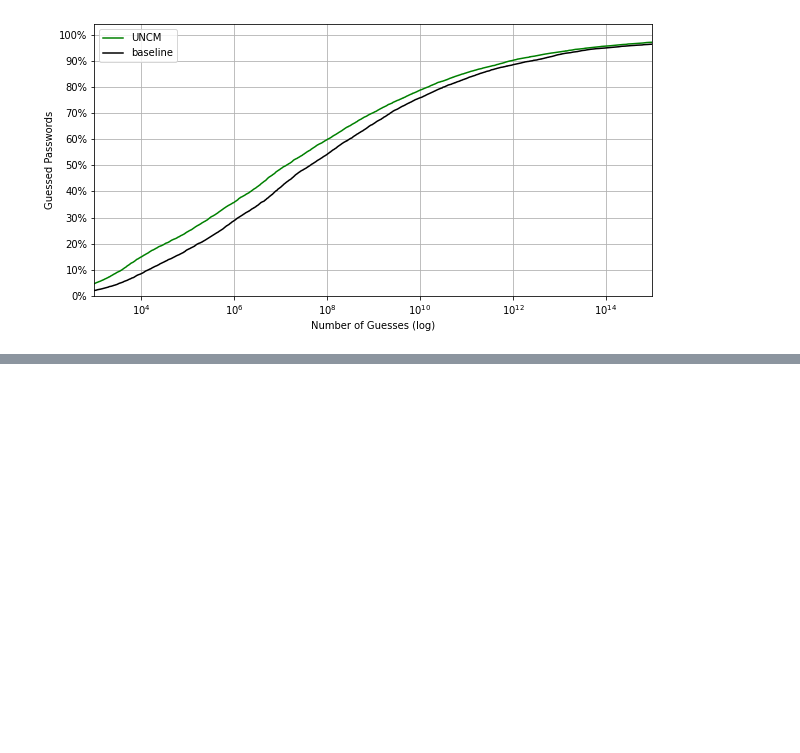
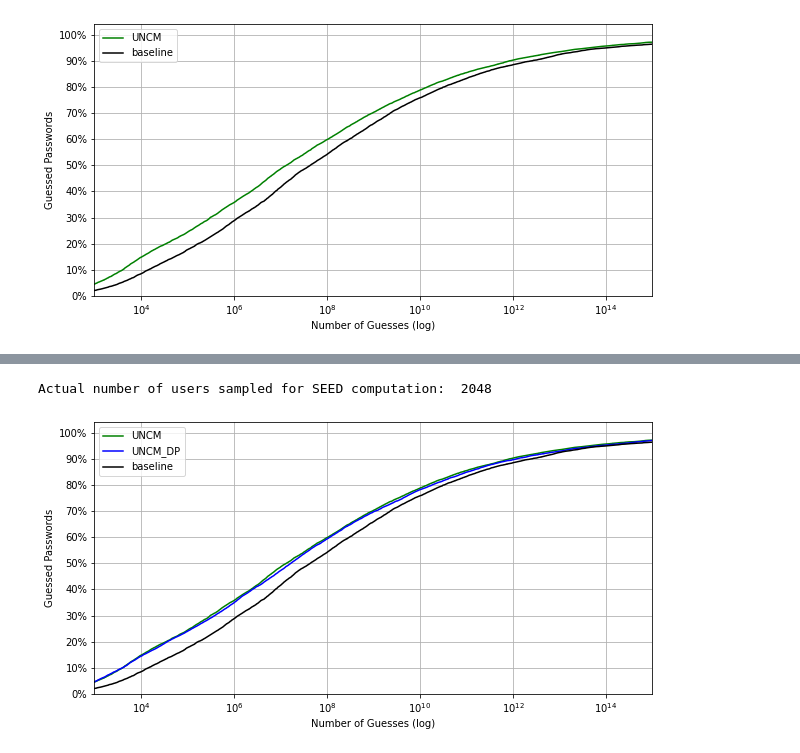
Before and after one commit to TheAdamProject/UniversalNeuralCrackingMachines, a Jupyter notebook: get_guess_numbers.ipynb, the cells around one changed output, grey strips where cells are left out. Drawn from its saved outputs; the diff is of its cells as text; code cells hidden in the pictures; blank space fills up the shorter version.

Commit message:
add DP model

```diff
--- a/get_guess_numbers.ipynb
+++ b/get_guess_numbers.ipynb
@@ -154,0 +157,11 @@ df.head(1000)
+# %%
+setup_module = 'confings.DP_UNCM_medium'
+name_run_DP = 'DP_UNCM_medium'
+
+setup = importlib.import_module(setup_module)
+hparams_DP = setup.hparams
+
+input_fn_DP = hparams_DP['model_class'].make_get_input_tensors(hparams_DP)
+
+# load pre-trained UNCM
+conf_encoder_uncm_DP, cpassmodel_uncm_DP = hparams_DP['model_class'].import_models(hparams_DP, name_run_DP)
@@ -154,0 +171,23 @@ df.head(1000)
+# %%
+# to save it
+theta_file = f'./pre_computed_thetas/{name_run_DP}_findfriendz.npy'
+
+if not os.path.isfile(theta_file):
+    t_DP = Tester(conf_encoder_uncm_DP, cpassmodel_uncm_DP, input_fn_DP, hparams_DP)
+else:
+    t_DP = Tester(conf_encoder_uncm_DP, cpassmodel_uncm_DP, input_fn_DP, hparams_DP, theta_file=theta_file)
+
+_, guess_numbers_DP, probability_DP, seed_DP = t_DP.compute_guess_numbers_from_file(path)
+
+if not os.path.isfile(theta_file):
+     np.save(theta_file, t_DP.p_theta)
+# %% [output]
+Actual number of users sampled for SEED computation:  2048
+# %%
+fig, ax = plt.subplots(1,1, figsize=(10, 5))
+ax, _ = plot_guess_number(guess_numbers_uncm, ax=ax, label="UNCM", color="green")
+ax, _ = plot_guess_number(guess_numbers_DP, ax=ax, label="UNCM_DP", color="blue")
+ax, _ = plot_guess_number(guess_numbers_baseline, ax=ax, label="baseline", color="black")
+ax.grid();
+# %% [output]
+[figure, added]
```
Also changed, not shown: parts of 9 cells of this notebook, 4 other files.
